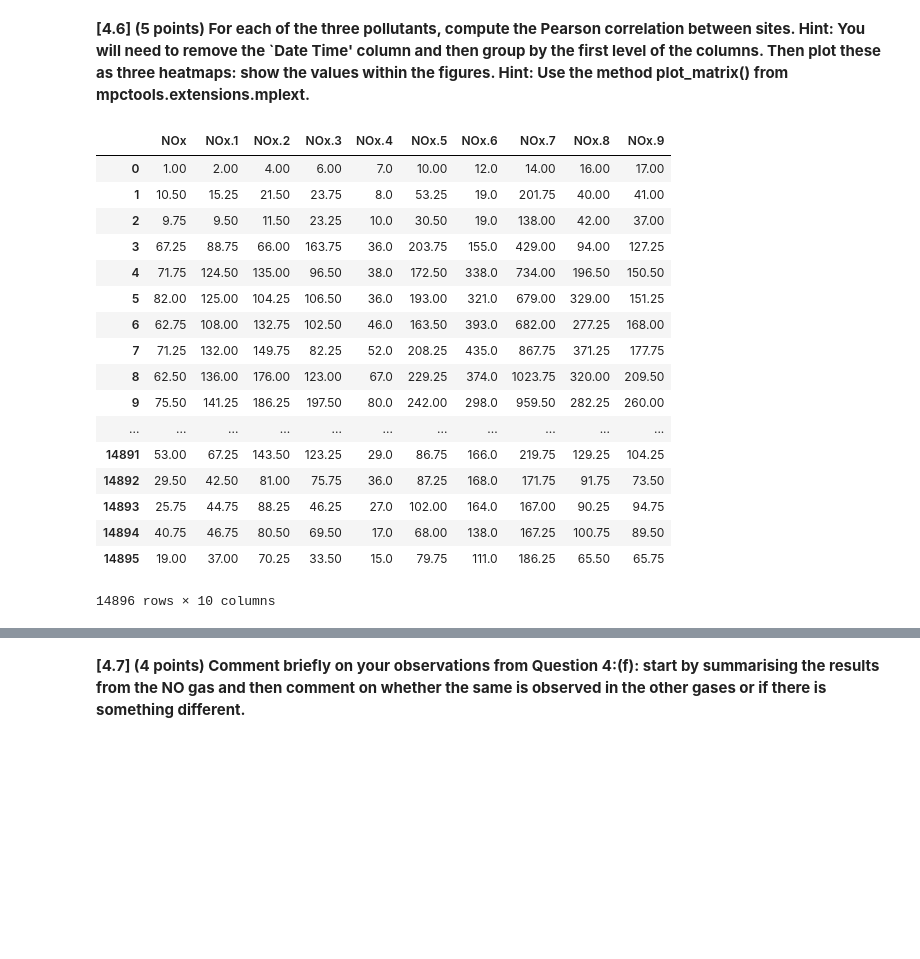
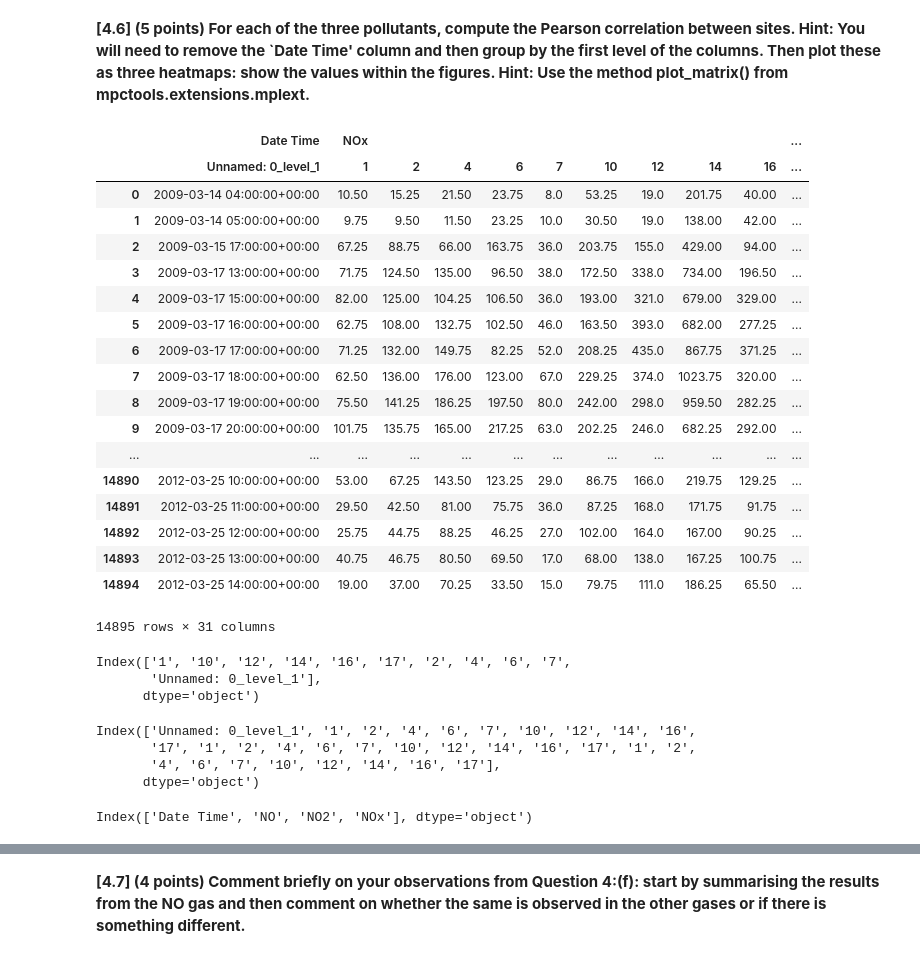
Before and after one commit to athiyadeviyani/Introductory-Applied-Machine-Learning, a Jupyter notebook: IAML_CW2.ipynb, the cells around one changed output, grey strips where cells are left out. Cells and saved outputs as stored; diff of their text form; code cells hidden in the pictures; blank space fills up the shorter version.

```diff
--- a/IAML_CW2.ipynb
+++ b/IAML_CW2.ipynb
@@ -704,28 +777,48 @@ level of the columns. Then plot these as three heatmaps: show the values within
 figures. Hint: Use the method plot_matrix() from mpctools.extensions.mplext.**
 # %%
 bristol_aligned_loc = os.path.join(os.getcwd(), 'Data', 'PartB', 'BristolAir_SiteAligned.csv')
-bristol_aligned = pd.read_csv(bristol_aligned_loc, delimiter=',', compression='bz2')
+bristol_aligned = pd.read_csv(bristol_aligned_loc, delimiter=',', compression='bz2', header=[0,1],
+                              parse_dates=[0])
-# %%
-bristol_aligned.loc[:,bristol_aligned.columns.str.startswith('NOx')]
-# %% [output]
-|  | NOx | NOx.1 | NOx.2 | NOx.3 | NOx.4 | NOx.5 | NOx.6 | NOx.7 | NOx.8 | NOx.9 |
-| 0 | 1.00 | 2.00 | 4.00 | 6.00 | 7.0 | 10.00 | 12.0 | 14.00 | 16.00 | 17.00 |
-| 1 | 10.50 | 15.25 | 21.50 | 23.75 | 8.0 | 53.25 | 19.0 | 201.75 | 40.00 | 41.00 |
-| 2 | 9.75 | 9.50 | 11.50 | 23.25 | 10.0 | 30.50 | 19.0 | 138.00 | 42.00 | 37.00 |
-| 3 | 67.25 | 88.75 | 66.00 | 163.75 | 36.0 | 203.75 | 155.0 | 429.00 | 94.00 | 127.25 |
-| 4 | 71.75 | 124.50 | 135.00 | 96.50 | 38.0 | 172.50 | 338.0 | 734.00 | 196.50 | 150.50 |
-| 5 | 82.00 | 125.00 | 104.25 | 106.50 | 36.0 | 193.00 | 321.0 | 679.00 | 329.00 | 151.25 |
-| 6 | 62.75 | 108.00 | 132.75 | 102.50 | 46.0 | 163.50 | 393.0 | 682.00 | 277.25 | 168.00 |
-| 7 | 71.25 | 132.00 | 149.75 | 82.25 | 52.0 | 208.25 | 435.0 | 867.75 | 371.25 | 177.75 |
-| 8 | 62.50 | 136.00 | 176.00 | 123.00 | 67.0 | 229.25 | 374.0 | 1023.75 | 320.00 | 209.50 |
-| 9 | 75.50 | 141.25 | 186.25 | 197.50 | 80.0 | 242.00 | 298.0 | 959.50 | 282.25 | 260.00 |
-| ... | ... | ... | ... | ... | ... | ... | ... | ... | ... | ... |
-| 14891 | 53.00 | 67.25 | 143.50 | 123.25 | 29.0 | 86.75 | 166.0 | 219.75 | 129.25 | 104.25 |
-| 14892 | 29.50 | 42.50 | 81.00 | 75.75 | 36.0 | 87.25 | 168.0 | 171.75 | 91.75 | 73.50 |
-| 14893 | 25.75 | 44.75 | 88.25 | 46.25 | 27.0 | 102.00 | 164.0 | 167.00 | 90.25 | 94.75 |
-| 14894 | 40.75 | 46.75 | 80.50 | 69.50 | 17.0 | 68.00 | 138.0 | 167.25 | 100.75 | 89.50 |
-| 14895 | 19.00 | 37.00 | 70.25 | 33.50 | 15.0 | 79.75 | 111.0 | 186.25 | 65.50 | 65.75 |
-14896 rows × 10 columns
+# %%
+bristol_aligned
+# %% [output]
+|  | Date Time | NOx |  |  |  |  |  |  |  |  | ... |
+|  | Unnamed: 0_level_1 | 1 | 2 | 4 | 6 | 7 | 10 | 12 | 14 | 16 | ... |
+| 0 | 2009-03-14 04:00:00+00:00 | 10.50 | 15.25 | 21.50 | 23.75 | 8.0 | 53.25 | 19.0 | 201.75 | 40.00 | ... |
+| 1 | 2009-03-14 05:00:00+00:00 | 9.75 | 9.50 | 11.50 | 23.25 | 10.0 | 30.50 | 19.0 | 138.00 | 42.00 | ... |
+| 2 | 2009-03-15 17:00:00+00:00 | 67.25 | 88.75 | 66.00 | 163.75 | 36.0 | 203.75 | 155.0 | 429.00 | 94.00 | ... |
+| 3 | 2009-03-17 13:00:00+00:00 | 71.75 | 124.50 | 135.00 | 96.50 | 38.0 | 172.50 | 338.0 | 734.00 | 196.50 | ... |
+| 4 | 2009-03-17 15:00:00+00:00 | 82.00 | 125.00 | 104.25 | 106.50 | 36.0 | 193.00 | 321.0 | 679.00 | 329.00 | ... |
+| 5 | 2009-03-17 16:00:00+00:00 | 62.75 | 108.00 | 132.75 | 102.50 | 46.0 | 163.50 | 393.0 | 682.00 | 277.25 | ... |
+| 6 | 2009-03-17 17:00:00+00:00 | 71.25 | 132.00 | 149.75 | 82.25 | 52.0 | 208.25 | 435.0 | 867.75 | 371.25 | ... |
+| 7 | 2009-03-17 18:00:00+00:00 | 62.50 | 136.00 | 176.00 | 123.00 | 67.0 | 229.25 | 374.0 | 1023.75 | 320.00 | ... |
+| 8 | 2009-03-17 19:00:00+00:00 | 75.50 | 141.25 | 186.25 | 197.50 | 80.0 | 242.00 | 298.0 | 959.50 | 282.25 | ... |
+| 9 | 2009-03-17 20:00:00+00:00 | 101.75 | 135.75 | 165.00 | 217.25 | 63.0 | 202.25 | 246.0 | 682.25 | 292.00 | ... |
+| ... | ... | ... | ... | ... | ... | ... | ... | ... | ... | ... | ... |
+| 14890 | 2012-03-25 10:00:00+00:00 | 53.00 | 67.25 | 143.50 | 123.25 | 29.0 | 86.75 | 166.0 | 219.75 | 129.25 | ... |
+| 14891 | 2012-03-25 11:00:00+00:00 | 29.50 | 42.50 | 81.00 | 75.75 | 36.0 | 87.25 | 168.0 | 171.75 | 91.75 | ... |
+| 14892 | 2012-03-25 12:00:00+00:00 | 25.75 | 44.75 | 88.25 | 46.25 | 27.0 | 102.00 | 164.0 | 167.00 | 90.25 | ... |
+| 14893 | 2012-03-25 13:00:00+00:00 | 40.75 | 46.75 | 80.50 | 69.50 | 17.0 | 68.00 | 138.0 | 167.25 | 100.75 | ... |
+| 14894 | 2012-03-25 14:00:00+00:00 | 19.00 | 37.00 | 70.25 | 33.50 | 15.0 | 79.75 | 111.0 | 186.25 | 65.50 | ... |
+14895 rows × 31 columns
+# %%
+bristol_aligned.columns._levels[1]
+# %% [output]
+Index(['1', '10', '12', '14', '16', '17', '2', '4', '6', '7',
+       'Unnamed: 0_level_1'],
+      dtype='object')
+# %%
+ids = bristol_aligned.columns.get_level_values(1)
+ids
+# %% [output]
+Index(['Unnamed: 0_level_1', '1', '2', '4', '6', '7', '10', '12', '14', '16',
+       '17', '1', '2', '4', '6', '7', '10', '12', '14', '16', '17', '1', '2',
+       '4', '6', '7', '10', '12', '14', '16', '17'],
+      dtype='object')
+# %%
+bristol_aligned.columns._levels[0]
+# %% [output]
+Index(['Date Time', 'NO', 'NO2', 'NOx'], dtype='object')
 # %%
 pd.parse_dates=[0]
 # %%
```
Also changed, not shown: parts of 51 cells of this notebook.
